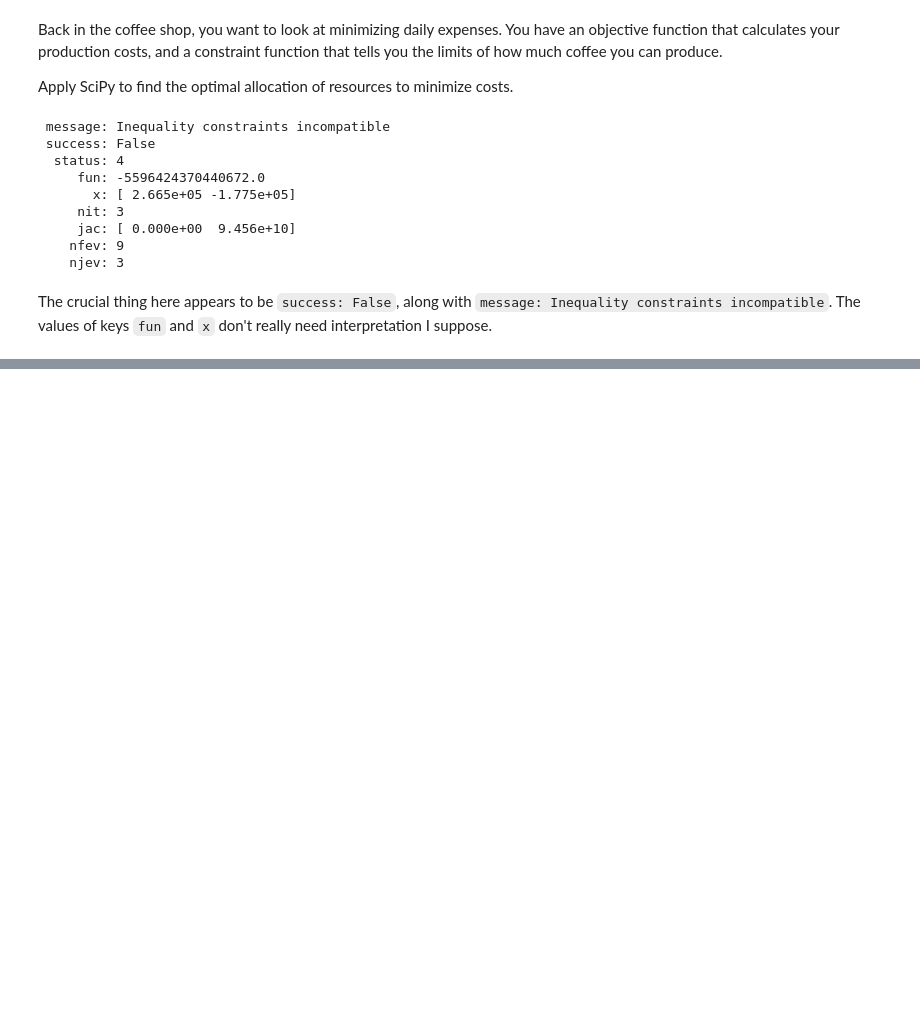
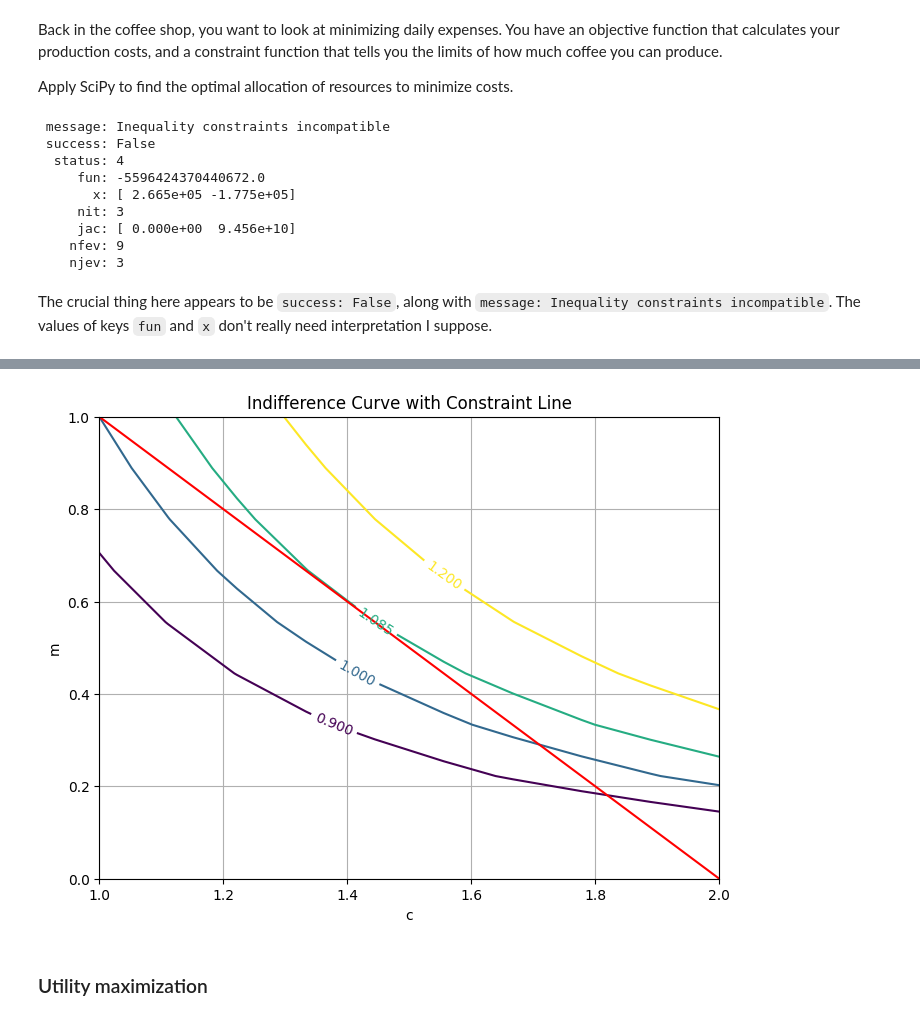
Before and after one commit to readyready15728/datacamp-python-notebooks, a Jupyter notebook: introduction_to_optimization_in_python/introduction_to_optimization_in_python.ipynb, the cells around one changed output, grey strips where cells are left out. Drawn from its saved outputs; the diff is of its cells as text; code cells hidden in the pictures; blank space fills up the shorter version.

```diff
--- a/introduction_to_optimization_in_python/introduction_to_optimization_in_python.ipynb
+++ b/introduction_to_optimization_in_python/introduction_to_optimization_in_python.ipynb
@@ -251,0 +357,22 @@ The crucial thing here appears to be `success: False`, along with `message: Ineq
+# %%
+c = np.linspace(1, 2, 10)
+# Define the constraint and generate combinations
+m = 2 - c
+C, M = np.meshgrid(c, m)
+# Define the utility function
+F = C**0.7 * M**0.3
+
+plt.figure(figsize=(8, 6))
+# Plot the controls and constraints
+contours = plt.contour(C, M, F, levels=[0.9, 1.00, 1.085, 1.2])
+plt.clabel(contours)
+plt.plot(c, m, color='red')
+plt.title('Indifference Curve with Constraint Line')
+plt.xlabel('c')
+plt.ylabel('m')
+plt.grid(True)
+plt.show()
+# %% [output]
+[figure, added]
+# %% [markdown]
+### Utility maximization
```
Also changed, not shown: parts of 24 cells of this notebook.
